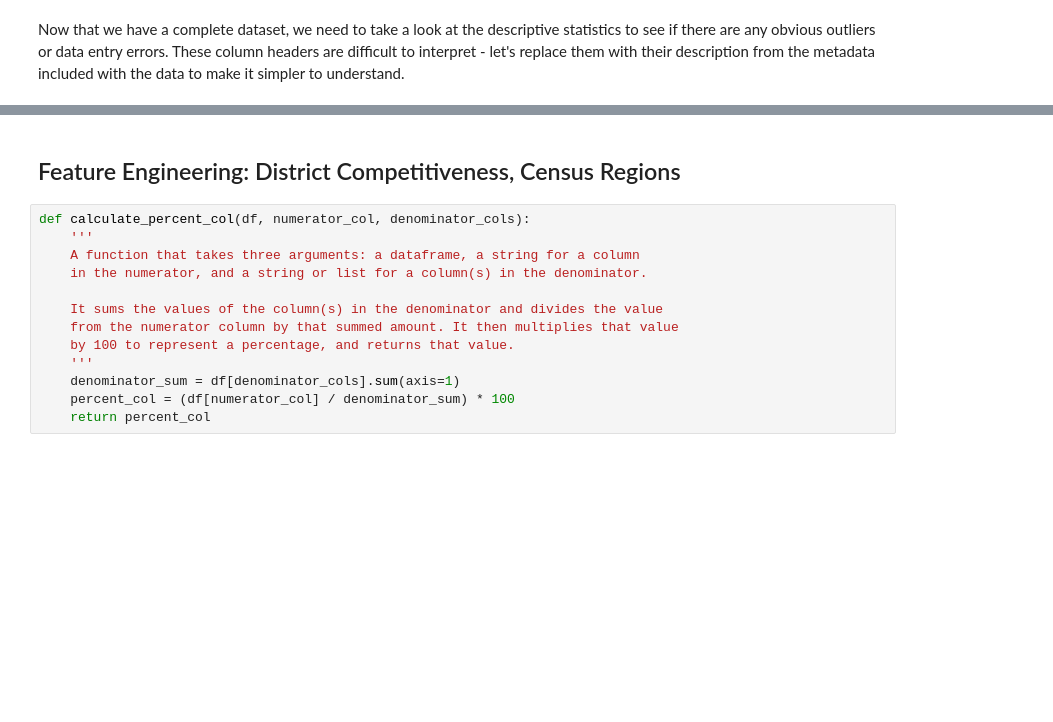
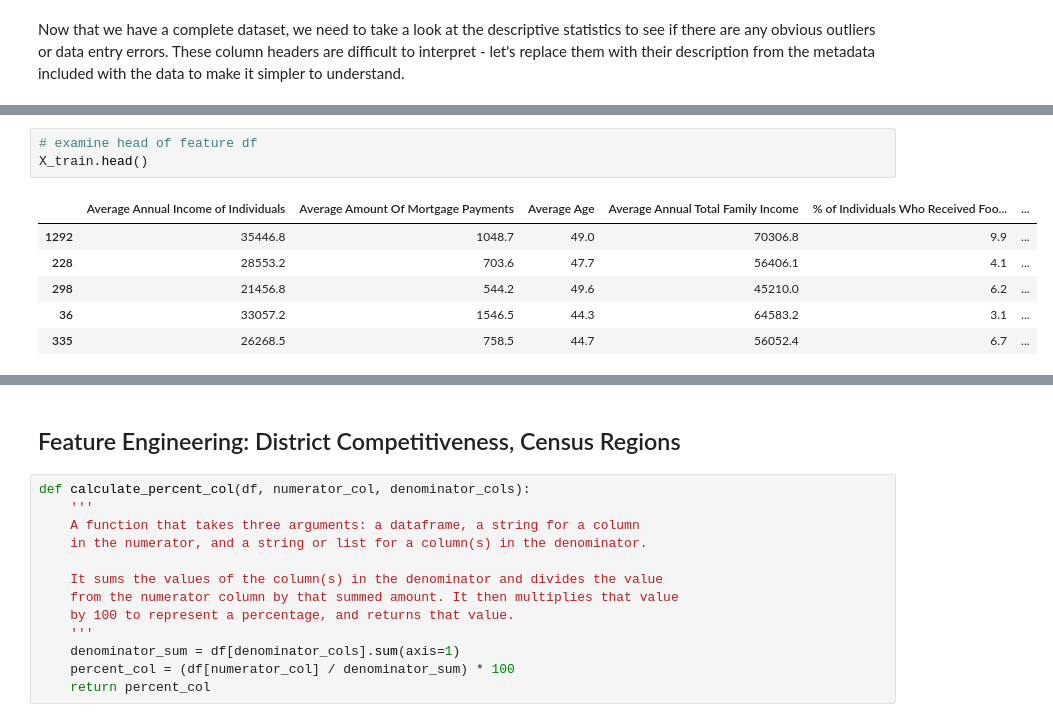
Before and after one commit to emgerber88/County_Pres_Election_Modeling, a Jupyter notebook: County_Pres_Election_Modeling.ipynb, the cells around one changed output, grey strips where cells are left out. Drawn from its saved outputs; the diff is of its cells as text; blank space fills up the shorter version.

```diff
--- a/County_Pres_Election_Modeling.ipynb
+++ b/County_Pres_Election_Modeling.ipynb
@@ -286,0 +383,10 @@ Let's examine the distribution of each column to check for potential outliers:
+# %%
+# examine head of feature df
+X_train.head()
+# %% [output]
+|  | Average Annual Income of Individuals | Average Amount Of Mortgage Payments | Average Age | Average Annual Total Family Income | % of Individuals Who Received Foo... | ... |
+| 1292 | 35446.8 | 1048.7 | 49.0 | 70306.8 | 9.9 | ... |
+| 228 | 28553.2 | 703.6 | 47.7 | 56406.1 | 4.1 | ... |
+| 298 | 21456.8 | 544.2 | 49.6 | 45210.0 | 6.2 | ... |
+| 36 | 33057.2 | 1546.5 | 44.3 | 64583.2 | 3.1 | ... |
+| 335 | 26268.5 | 758.5 | 44.7 | 56052.4 | 6.7 | ... |
```
Also changed, not shown: parts of 32 cells of this notebook.
